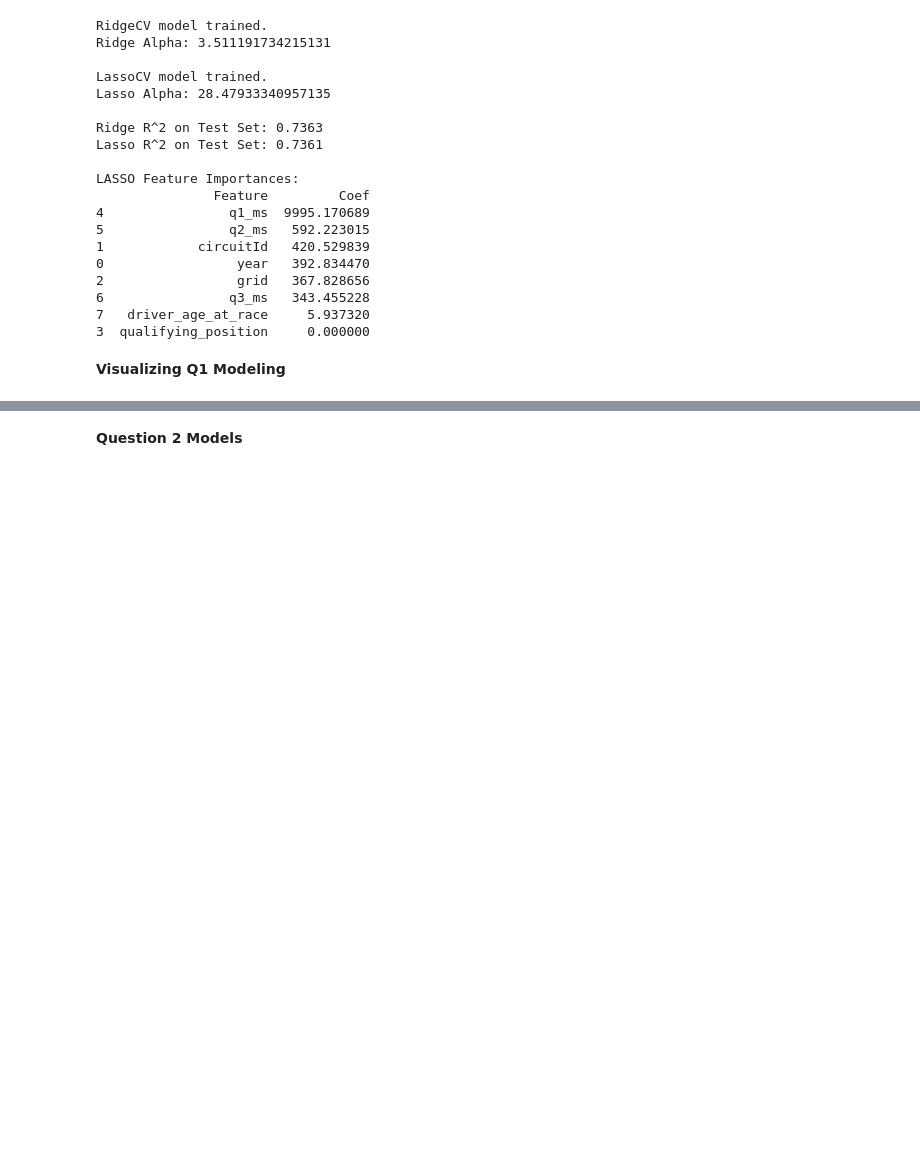
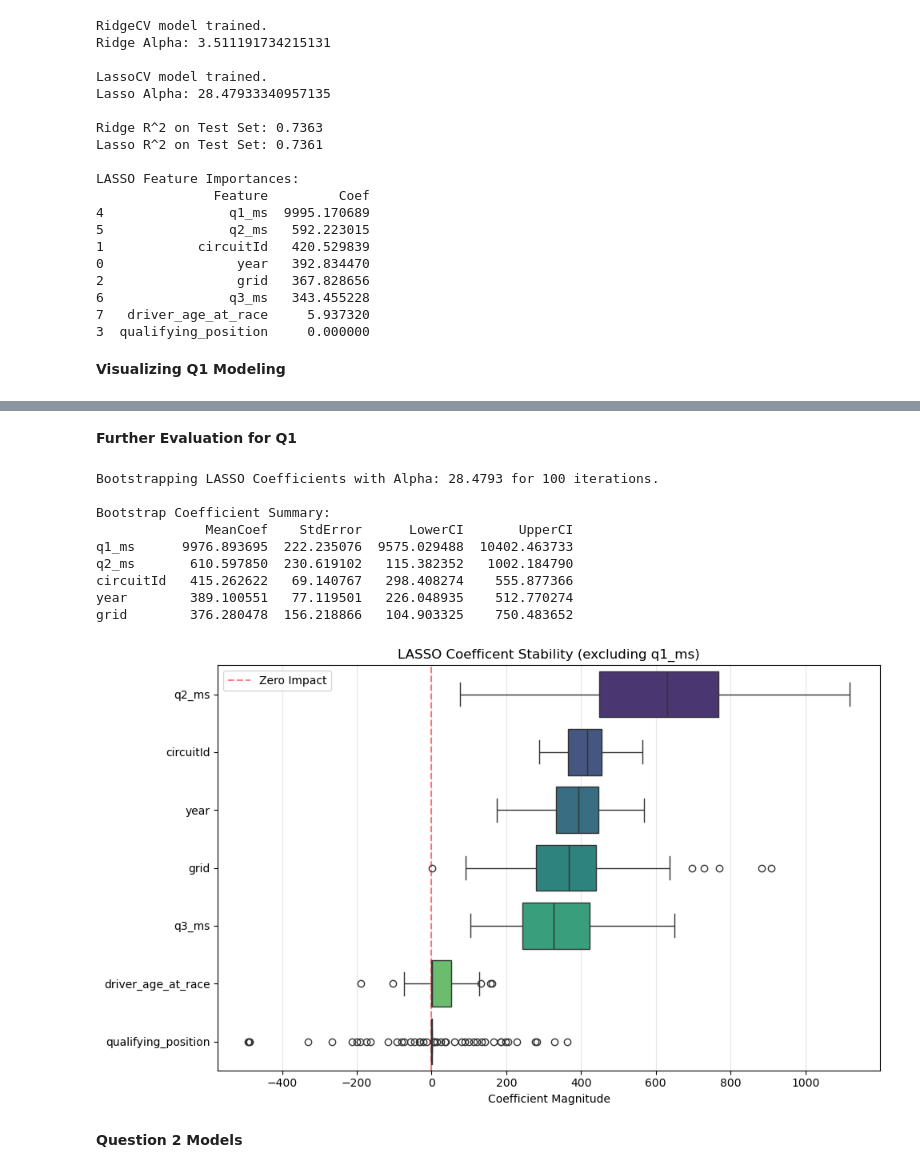
Before and after one commit to shehzanwar/DMSL7406, a Jupyter notebook: Project/f1_proj.ipynb, the cells around one changed output, grey strips where cells are left out. Saved outputs shown, nothing was run; the diff lists cells and outputs as text; code cells hidden in the pictures; blank space fills up the shorter version.

```diff
--- a/Project/f1_proj.ipynb
+++ b/Project/f1_proj.ipynb
@@ -227,3 +229,64 @@ plt.show()
+# %% [markdown]
+**Further Evaluation for Q1**
+# %%
+# Bootstrapping the Confidence Intervals for LASSO
+n_bootstraps = 100
+bootstrap_coefs = []
+optimal_alpha = lasso_model.alpha_
+print(f"Bootstrapping LASSO Coefficients with Alpha: {optimal_alpha:.4f} for {n_bootstraps} iterations.")
+
+for i in range(n_bootstraps):
+    # Bootstrap sample
+    X_resampled, y_resampled = resample(X_train_scaled, y1_train, random_state=rand_st + i)
+    # Fit LASSO with optimal alpha
+    lasso_boot = Lasso(alpha=optimal_alpha, random_state=rand_st)
+    lasso_boot.fit(X_resampled, y_resampled)
+    # Store coefficients
+    bootstrap_coefs.append(lasso_boot.coef_)
+
+bootstrap_df = pd.DataFrame(bootstrap_coefs, columns=X_cols)
+coef_summary = pd.DataFrame({
+    'Feature': X_cols,
+    'MeanCoef': bootstrap_df.mean(),
+    'StdError': bootstrap_df.std(),
+    'LowerCI': bootstrap_df.quantile(0.025),
+    'UpperCI': bootstrap_df.quantile(0.975)
+}).sort_values(by='MeanCoef', key=abs, ascending=False)
+
+print("\nBootstrap Coefficient Summary:")
+print(coef_summary.head(5)[['MeanCoef', 'StdError', 'LowerCI', 'UpperCI']])
+
+# Plotting Bootstrap Coefficient Distributions
+plt.figure(figsize=(10, 6))
+
+# Data Filtration
+bs_df = bootstrap_df.drop(columns=['q1_ms']) # Remove 'q1_ms' otherwise plot gets cluttered
+relevant_cols = bs_df.columns[bs_df.abs().mean() > 1]
+plot_data = bs_df[relevant_cols]
+
+# Sorted by mean coefficient magnitude
+sorted_features = plot_data.mean().sort_values(ascending=False).index
+
+sns.boxplot(data=bs_df[sorted_features], orient='h', palette='viridis')
+plt.title("LASSO Coefficent Stability (excluding q1_ms)")
+plt.xlabel("Coefficient Magnitude")
+plt.ylabel("")
+plt.axvline(x=0, color='red', linestyle='--', alpha=0.5, label="Zero Impact") # Subtle zero line
+plt.grid(True, axis='x', alpha=0.3)
+plt.tight_layout()
+plt.legend()
+plt.show()
+# %% [output]
+Bootstrapping LASSO Coefficients with Alpha: 28.4793 for 100 iterations.
+
+Bootstrap Coefficient Summary:
+              MeanCoef    StdError      LowerCI       UpperCI
+q1_ms      9976.893695  222.235076  9575.029488  10402.463733
+q2_ms       610.597850  230.619102   115.382352   1002.184790
+circuitId   415.262622   69.140767   298.408274    555.877366
+year        389.100551   77.119501   226.048935    512.770274
+grid        376.280478  156.218866   104.903325    750.483652
+[figure, added]
 # %% [markdown]
 **Question 2 Models**
 # %%
```
Also changed, not shown: parts of 7 cells of this notebook, 1 other file.
